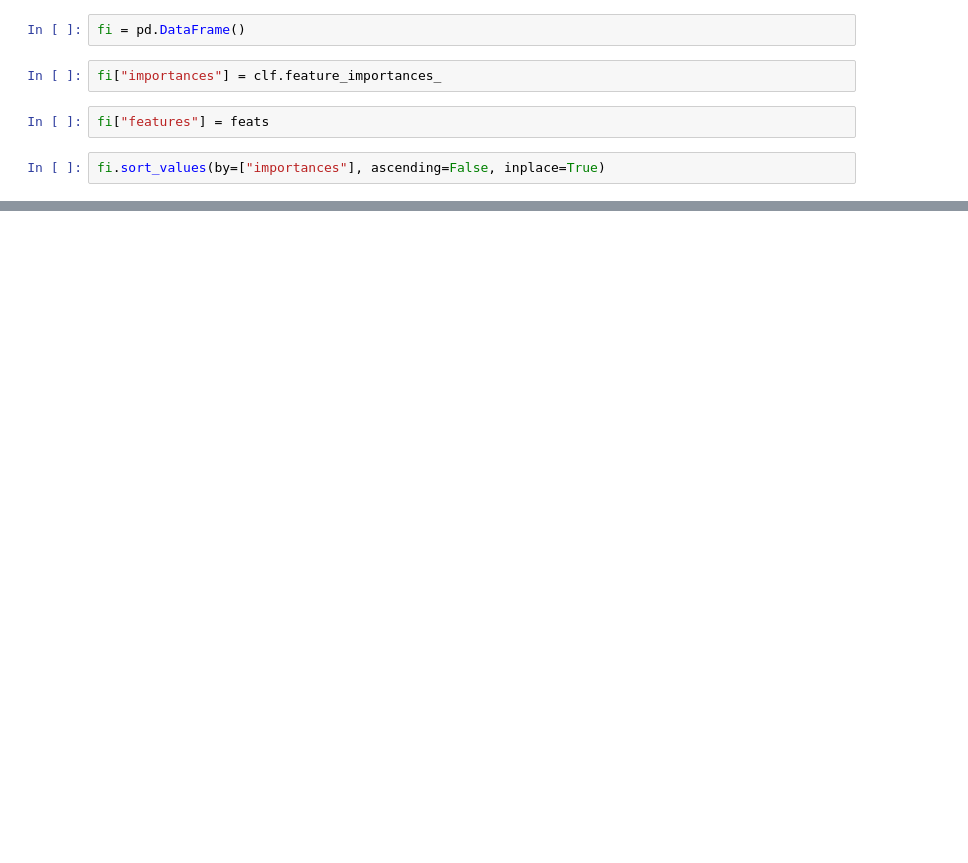
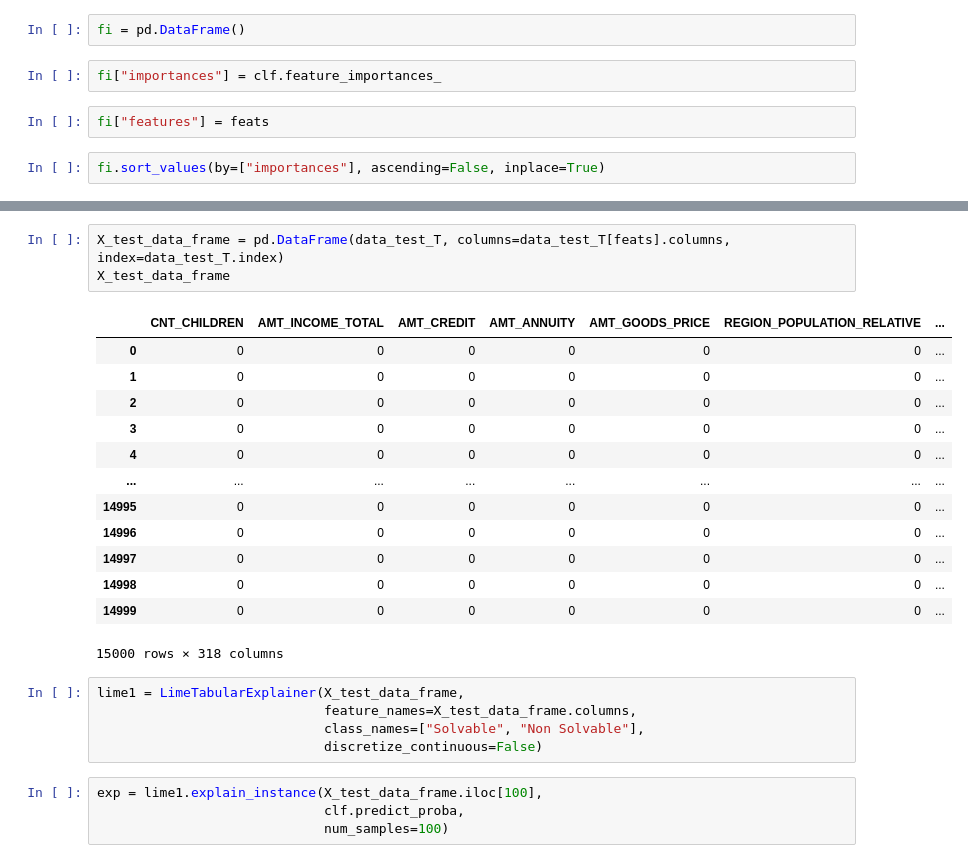
Before and after one commit to BalakissaFANE/P7_scoring, a Jupyter notebook: Fane_Balakissa_Modelisation_08_2022.ipynb, the cells around one changed output, grey strips where cells are left out. Drawn from its saved outputs; the diff is of its cells as text; blank space fills up the shorter version.

```diff
--- a/Fane_Balakissa_Modelisation_08_2022.ipynb
+++ b/Fane_Balakissa_Modelisation_08_2022.ipynb
@@ -1281,0 +1219,26 @@ SHAP (SHapley Additive exPlanations) est une approche unifiée pour expliquer la
+# %%
+X_test_data_frame = pd.DataFrame(data_test_T, columns=data_test_T[feats].columns, index=data_test_T.index)
+X_test_data_frame
+# %% [output]
+|  | CNT_CHILDREN | AMT_INCOME_TOTAL | AMT_CREDIT | AMT_ANNUITY | AMT_GOODS_PRICE | REGION_POPULATION_RELATIVE | ... |
+| 0 | 0 | 0 | 0 | 0 | 0 | 0 | ... |
+| 1 | 0 | 0 | 0 | 0 | 0 | 0 | ... |
+| 2 | 0 | 0 | 0 | 0 | 0 | 0 | ... |
+| 3 | 0 | 0 | 0 | 0 | 0 | 0 | ... |
+| 4 | 0 | 0 | 0 | 0 | 0 | 0 | ... |
+| ... | ... | ... | ... | ... | ... | ... | ... |
+| 14995 | 0 | 0 | 0 | 0 | 0 | 0 | ... |
+| 14996 | 0 | 0 | 0 | 0 | 0 | 0 | ... |
+| 14997 | 0 | 0 | 0 | 0 | 0 | 0 | ... |
+| 14998 | 0 | 0 | 0 | 0 | 0 | 0 | ... |
+| 14999 | 0 | 0 | 0 | 0 | 0 | 0 | ... |
+15000 rows × 318 columns
+# %%
+lime1 = LimeTabularExplainer(X_test_data_frame,
+                             feature_names=X_test_data_frame.columns,
+                             class_names=["Solvable", "Non Solvable"],
+                             discretize_continuous=False)
+# %%
+exp = lime1.explain_instance(X_test_data_frame.iloc[100],
+                             clf.predict_proba,
+                             num_samples=100)
```
Also changed, not shown: parts of 56 cells of this notebook, 1 other file.
